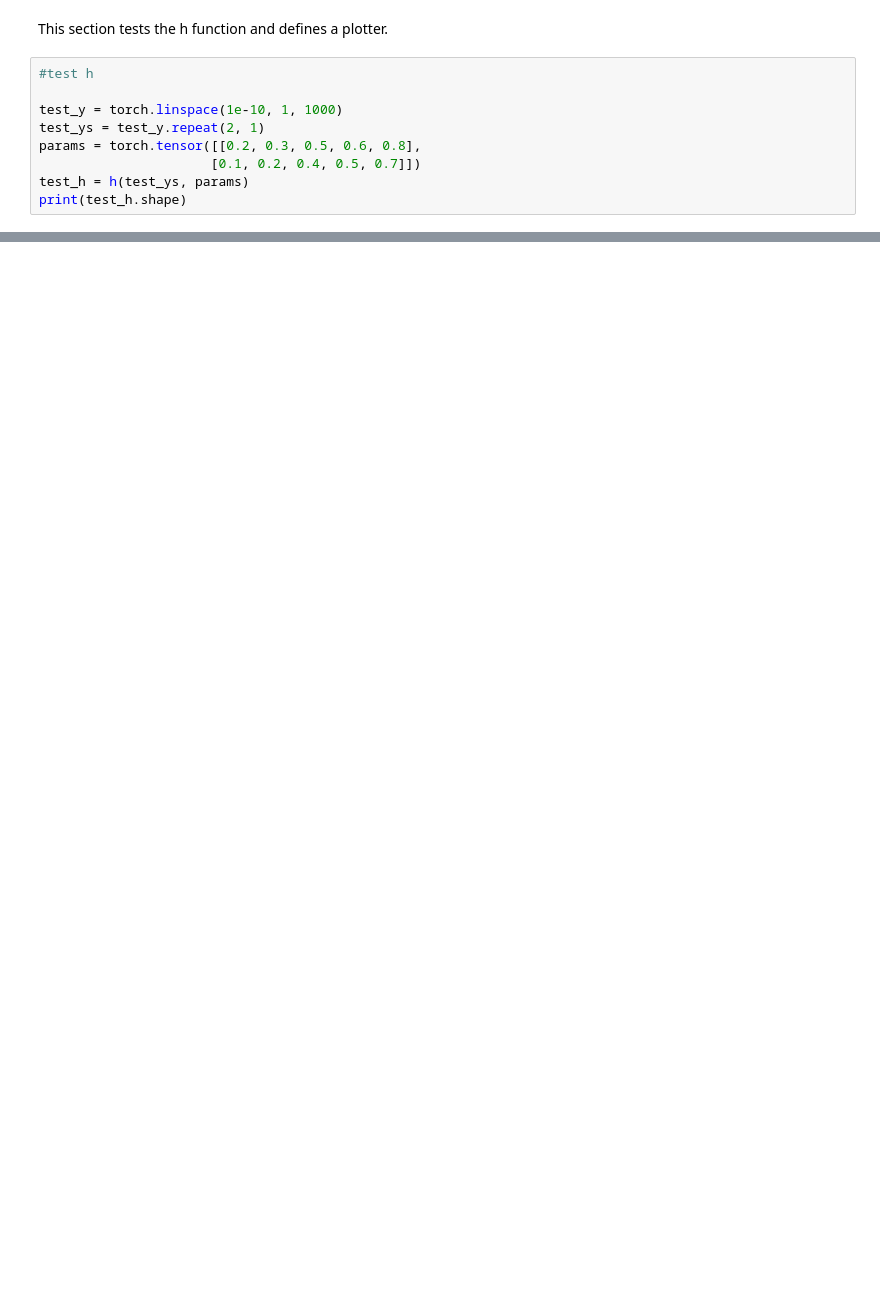
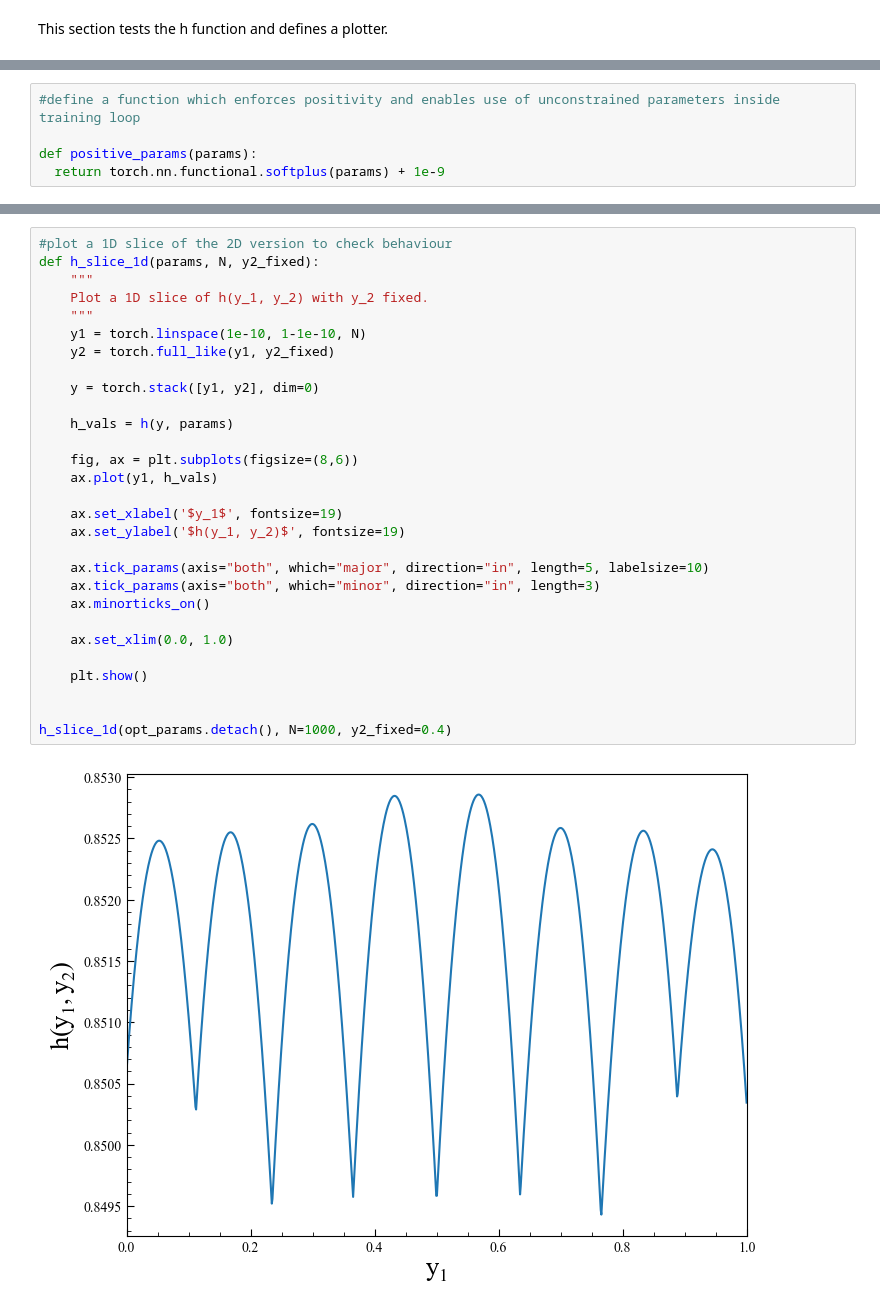
Before and after one commit to alracey/level4-project, a Jupyter notebook: piecewise_quadratic_2d_pytorch.ipynb, the cells around one changed output, grey strips where cells are left out. Drawn from its saved outputs; the diff is of its cells as text; blank space fills up the shorter version.

```diff
--- a/piecewise_quadratic_2d_pytorch.ipynb
+++ b/piecewise_quadratic_2d_pytorch.ipynb
@@ -293,11 +399,2 @@ def h(y, params):
 # %% [markdown]
 This section tests the h function and defines a plotter.
-# %%
-#test h
-
-test_y = torch.linspace(1e-10, 1, 1000)
-test_ys = test_y.repeat(2, 1)
-params = torch.tensor([[0.2, 0.3, 0.5, 0.6, 0.8],
-                      [0.1, 0.2, 0.4, 0.5, 0.7]])
-test_h = h(test_ys, params)
-print(test_h.shape)
@@ -331,0 +450,5 @@ torch.Size([2, 1000000])
+# %%
+#define a function which enforces positivity and enables use of unconstrained parameters inside training loop
+
+def positive_params(params):
+  return torch.nn.functional.softplus(params) + 1e-9
@@ -331,0 +549,31 @@ torch.Size([2, 1000000])
+# %%
+#plot a 1D slice of the 2D version to check behaviour
+def h_slice_1d(params, N, y2_fixed):
+    """
+    Plot a 1D slice of h(y_1, y_2) with y_2 fixed.
+    """
+    y1 = torch.linspace(1e-10, 1-1e-10, N)
+    y2 = torch.full_like(y1, y2_fixed)
+
+    y = torch.stack([y1, y2], dim=0)
+
+    h_vals = h(y, params)
+
+    fig, ax = plt.subplots(figsize=(8,6))
+    ax.plot(y1, h_vals)
+
+    ax.set_xlabel('$y_1$', fontsize=19)
+    ax.set_ylabel('$h(y_1, y_2)$', fontsize=19)
+
+    ax.tick_params(axis="both", which="major", direction="in", length=5, labelsize=10)
+    ax.tick_params(axis="both", which="minor", direction="in", length=3)
+    ax.minorticks_on()
+
+    ax.set_xlim(0.0, 1.0)
+
+    plt.show()
+
+
+h_slice_1d(opt_params.detach(), N=1000, y2_fixed=0.4)
+# %% [output]
+[figure, added]
```
Also changed, not shown: parts of 29 cells of this notebook.
